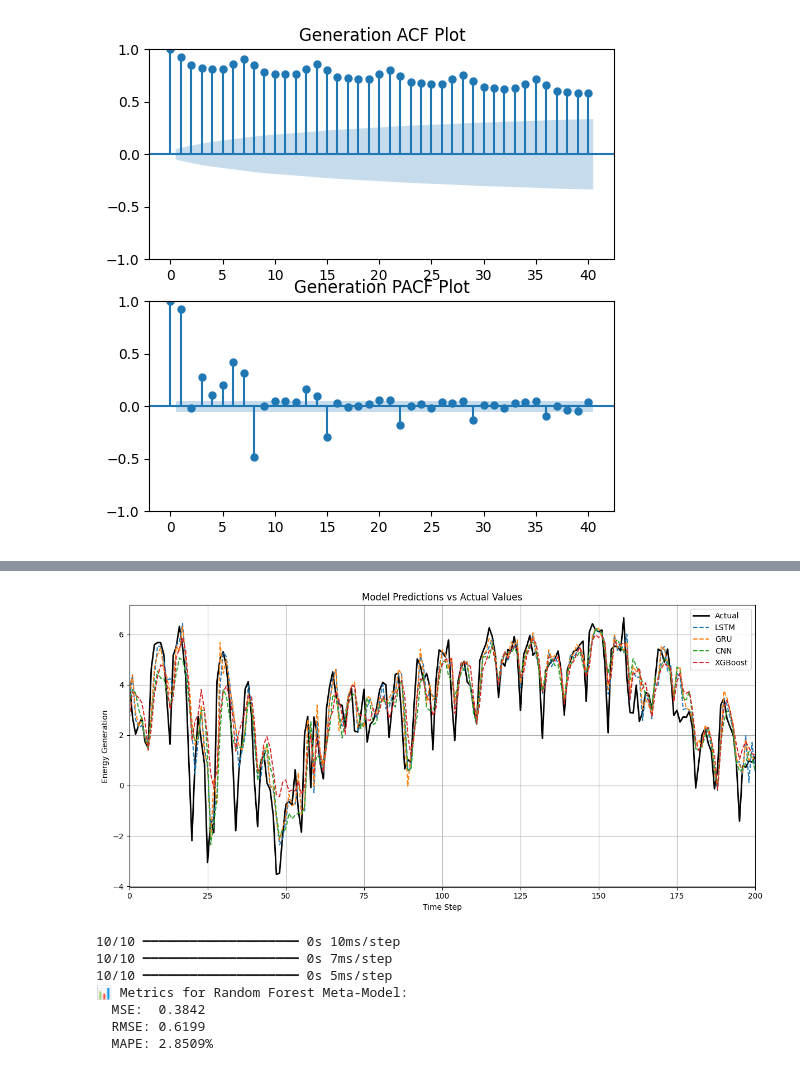
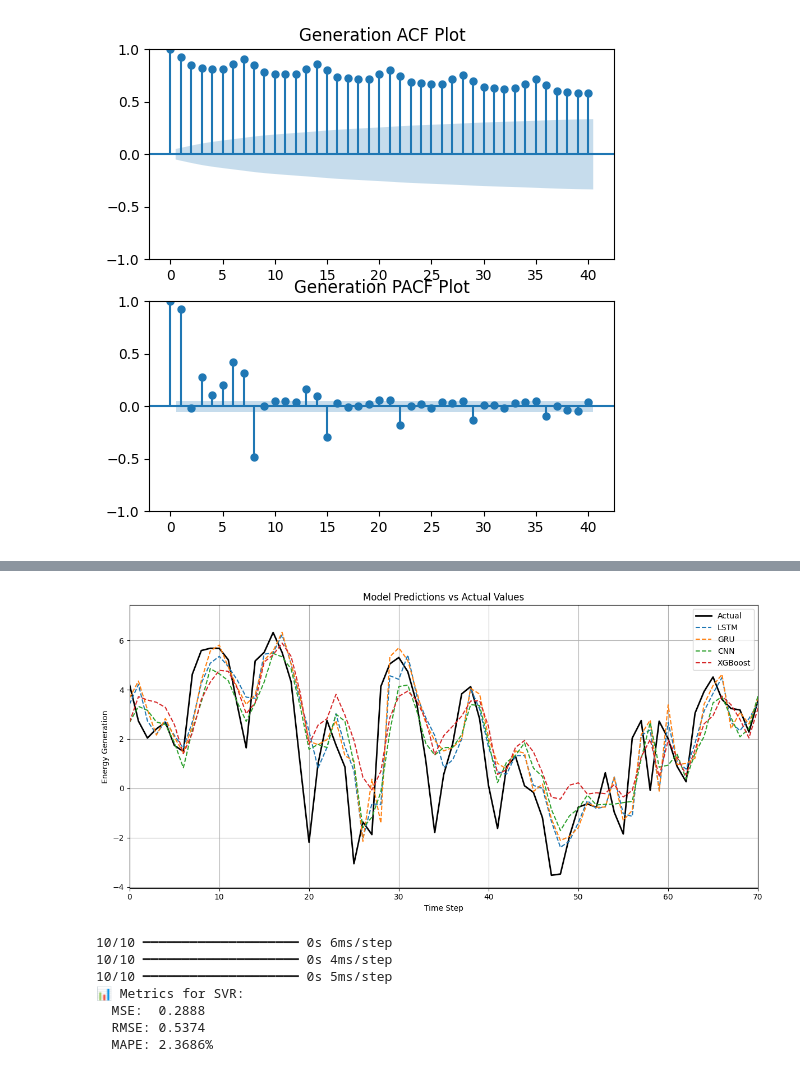
Before and after one commit to Graunke/SEL-for-Energy-Generation-Forecasting, a Jupyter notebook: manualStacking.ipynb, the cells around one changed output, grey strips where cells are left out. Drawn from its saved outputs; the diff is of its cells as text; code cells hidden in the pictures.

Commit message:
Adicionado um pipeline com modelos mais simples para teste da eficiência do ensemble para stacking com modelos mais simples

```diff
--- a/manualStacking.ipynb
+++ b/manualStacking.ipynb
@@ -567,35 +552,35 @@ XGBoost -> MSE: 0.3789 | RMSE: 0.6156 | MAPE: 2.61%
 # %%
 #Ploting data
 y_true = y_test_final.reshape(-1)
 y_lstm = y_pred_lstm.reshape(-1)
 y_gru  = y_pred_gru.reshape(-1)
 y_cnn  = y_pred_cnn.reshape(-1)
 y_xgb  = y_pred_xgb.reshape(-1)
 
 y_true_orig = scaler.inverse_transform(y_true.reshape(-1, 1)).flatten()
 y_lstm_orig = scaler.inverse_transform(y_lstm.reshape(-1, 1)).flatten()
 y_gru_orig  = scaler.inverse_transform(y_gru.reshape(-1, 1)).flatten()
 y_cnn_orig  = scaler.inverse_transform(y_cnn.reshape(-1, 1)).flatten()
 y_xgb_orig  = scaler.inverse_transform(y_xgb.reshape(-1, 1)).flatten()
 
 plt.figure(figsize=(12, 6))
 
 plt.plot(y_true_orig, label='Actual', color='black', linewidth=2)
 plt.plot(y_lstm_orig, label='LSTM', linestyle='--')
 plt.plot(y_gru_orig, label='GRU', linestyle='--')
 plt.plot(y_cnn_orig, label='CNN', linestyle='--')
 plt.plot(y_xgb_orig, label='XGBoost', linestyle='--')
 
 plt.title('Model Predictions vs Actual Values')
 plt.xlabel('Time Step')
 plt.ylabel('Energy Generation')
 plt.legend()
 plt.grid(True)
 plt.tight_layout()
-plt.xlim(0, 200)
+plt.xlim(0, 70)
 plt.show()
 # %% [output]
-[figure, old version]
+[figure, new version]
 # %%
 #passing it to the rf meta model
 y_pred_lstm = lstm.predict(X_test_final)       # shape: (samples, steps)
@@ -618,7 +603,6 @@ df_meta_input = pd.DataFrame({
     'xgb': xgb_preds_flat,
     'actual':  y_true_flat
 })
-
 
 predictors = df_meta_input[['xgb','cnn','gru','lstm','actual']]
 predicted = df_meta_input[['actual']]
@@ -651,15 +635,15 @@ def print_metrics(y_true, y_pred, name='Model'):
     print(f'  RMSE: {rmse:.4f}')
     print(f'  MAPE: {mape:.4f}%')
 
-print_metrics(y_true, y_pred, 'Random Forest Meta-Model')
+print_metrics(y_true, y_pred, 'SVR')
 # %% [output]
-10/10 ━━━━━━━━━━━━━━━━━━━━ 0s 10ms/step
-10/10 ━━━━━━━━━━━━━━━━━━━━ 0s 7ms/step
+10/10 ━━━━━━━━━━━━━━━━━━━━ 0s 6ms/step
+10/10 ━━━━━━━━━━━━━━━━━━━━ 0s 4ms/step
 10/10 ━━━━━━━━━━━━━━━━━━━━ 0s 5ms/step
-📊 Metrics for Random Forest Meta-Model:
-  MSE:  0.3842
-  RMSE: 0.6199
-  MAPE: 2.8509%
+📊 Metrics for SVR:
+  MSE:  0.2888
+  RMSE: 0.5374
+  MAPE: 2.3686%
 # %%
 #Ploting data
 y_true = y_test_final.reshape(-1)
```
Also changed, not shown: parts of 9 cells of this notebook, 1 other file.
